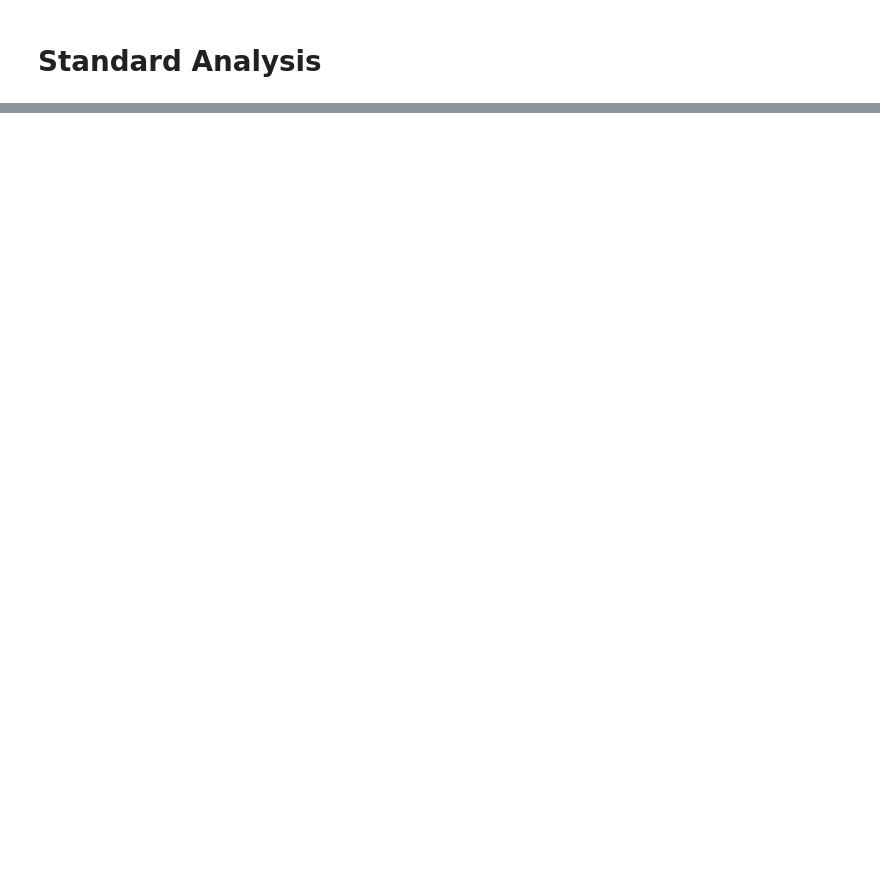
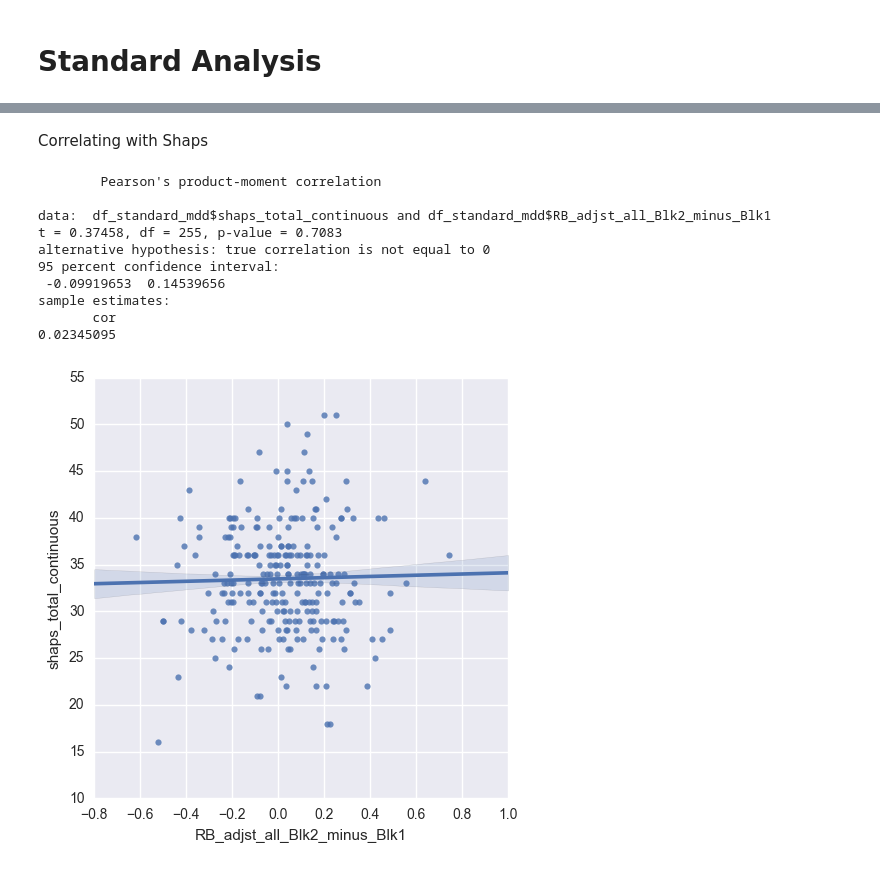
Before and after one commit to vlawlor/EMBARC-PRT, a Jupyter notebook: PRT_Prettier.ipynb, the cells around one changed output, grey strips where cells are left out. Saved outputs shown, nothing was run; the diff lists cells and outputs as text; code cells hidden in the pictures; blank space fills up the shorter version.

```diff
--- a/PRT_Prettier.ipynb
+++ b/PRT_Prettier.ipynb
@@ -1368,0 +459,20 @@ P_a(CTL > MDD) =  0.00288888888889
+# %% [markdown]
+Correlating with Shaps
+# %%
+df_standard_mdd = df_standard.loc[df_standard['feasibility'] == 'MDD'] # just looking at the MDDs here
+%Rpush df_standard_mdd
+%R reward_learning_shaps <- cor.test(df_standard_mdd$shaps_total_continuous,df_standard_mdd$RB_adjst_all_Blk2_minus_Blk1,method="pearson")
+%R print (reward_learning_shaps)
+reward_learning_shaps = sns.lmplot(y='shaps_total_continuous', x = 'RB_adjst_all_Blk2_minus_Blk1', data=df_standard_mdd,ci=68)
+# %% [output]
+        Pearson's product-moment correlation
+
+data:  df_standard_mdd$shaps_total_continuous and df_standard_mdd$RB_adjst_all_Blk2_minus_Blk1
+t = 0.37458, df = 255, p-value = 0.7083
+alternative hypothesis: true correlation is not equal to 0
+95 percent confidence interval:
+ -0.09919653  0.14539656
+sample estimates:
+       cor
+0.02345095
+[figure, added]
```
Also changed, not shown: parts of 177 cells of this notebook.
